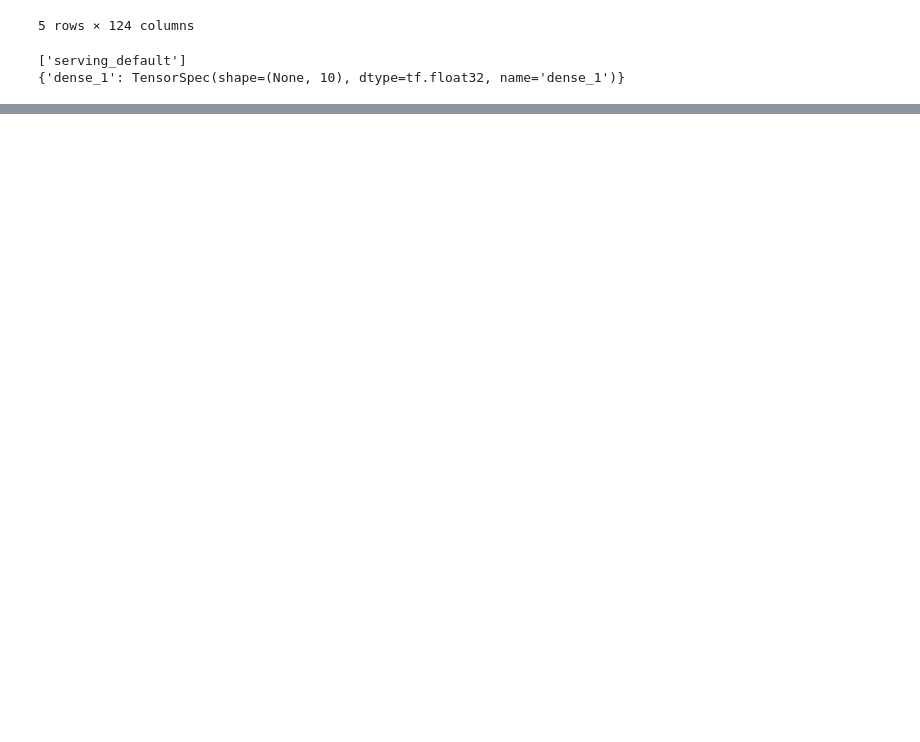
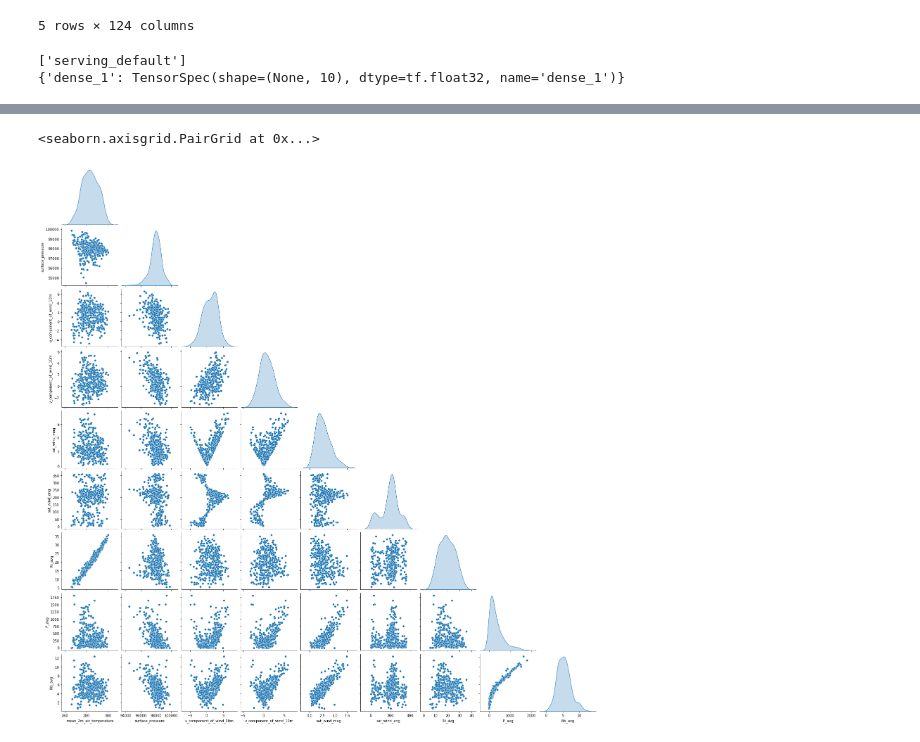
Before and after one commit to namiwa/EG3301R, a Jupyter notebook: Local_model_training.ipynb, the cells around one changed output, grey strips where cells are left out. Saved outputs shown, nothing was run; the diff lists cells and outputs as text; code cells hidden in the pictures; blank space fills up the shorter version.

```diff
--- a/Local_model_training.ipynb
+++ b/Local_model_training.ipynb
@@ -54,0 +142,7 @@ NameError: name 'Image' is not defined
+# %%
+# Pair Plots of Each Feature against every other feature
+import seaborn as sns
+sns.pairplot(final, diag_kind='kde', corner=True)
+# %% [output]
+<seaborn.axisgrid.PairGrid at 0x...>
+[figure, added]
```
Also changed, not shown: parts of 25 cells of this notebook, 5 other files.
